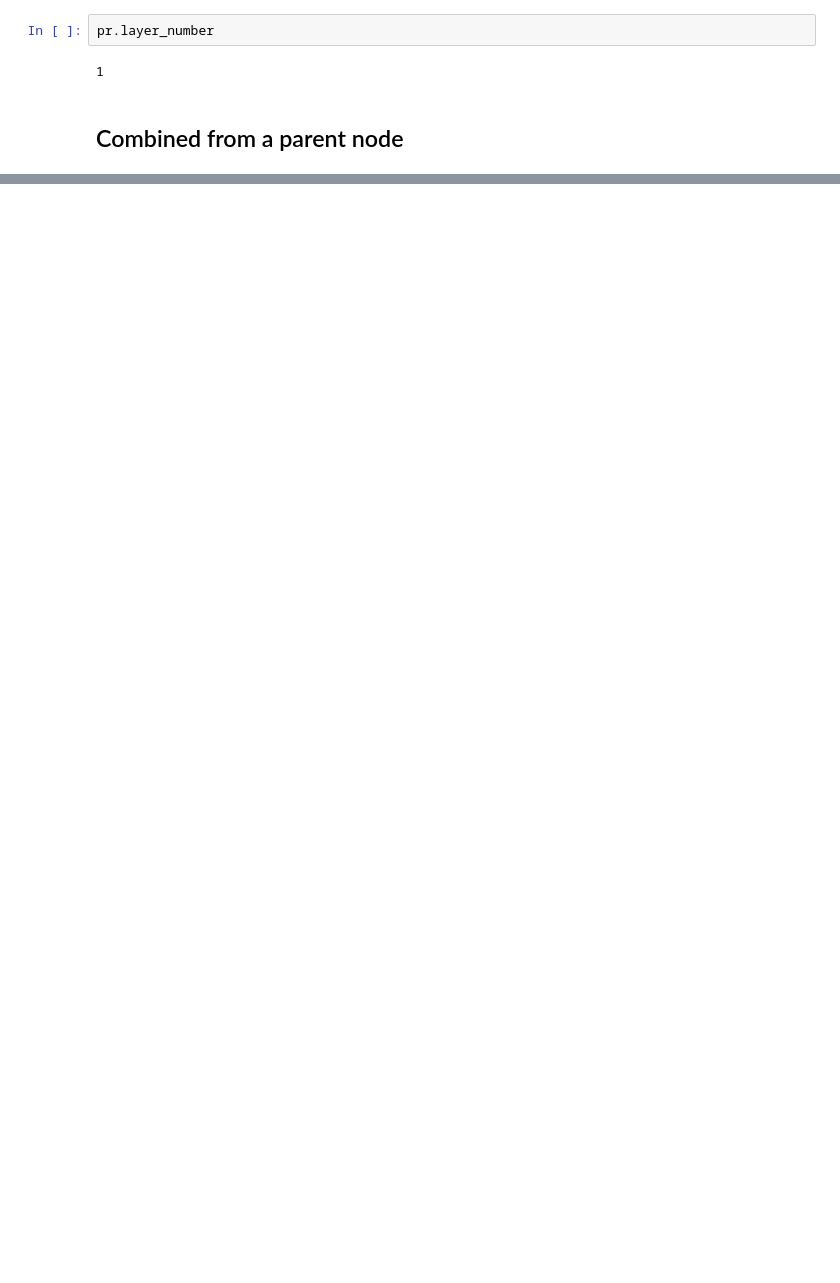
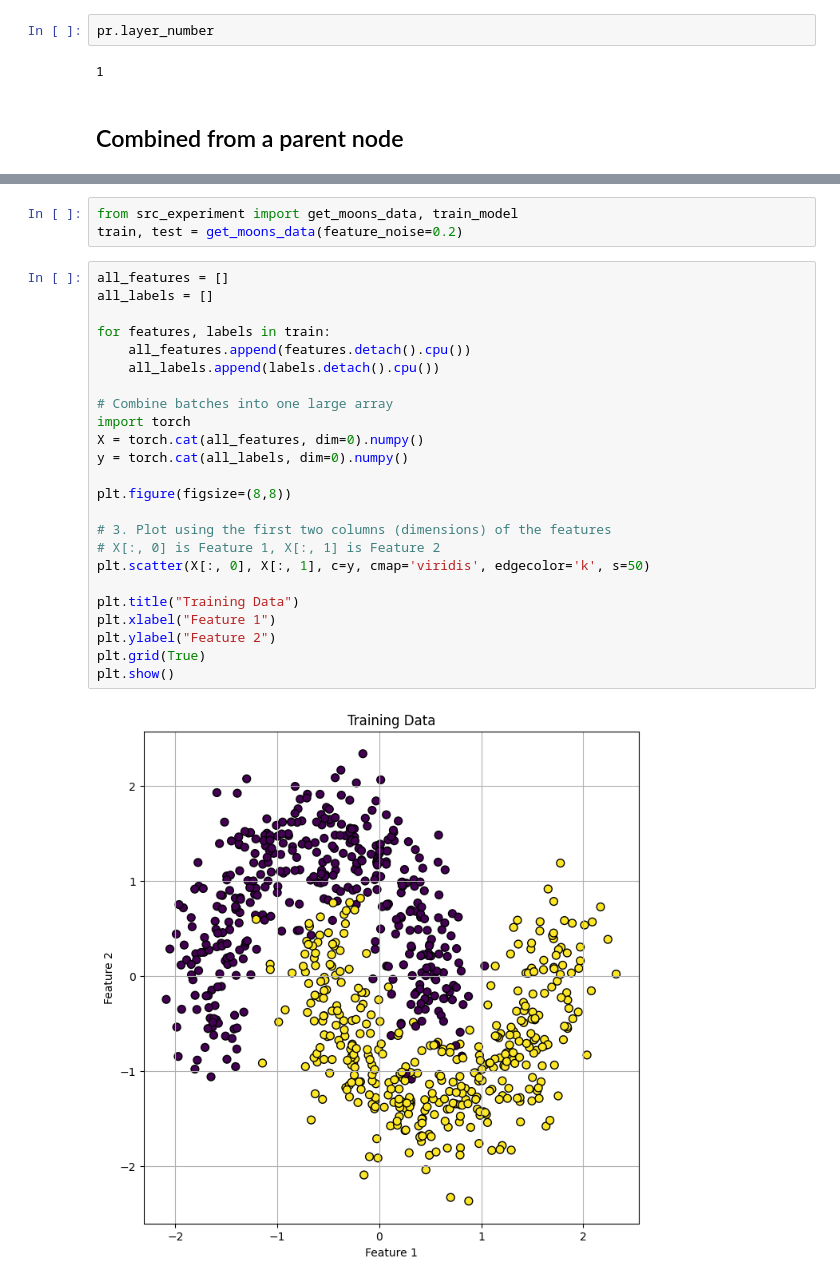
Before and after one commit to Johanmkr/WP1-Polyhedra, a Jupyter notebook: notebooks/new_tree.ipynb, the cells around one changed output, grey strips where cells are left out. Drawn from its saved outputs; the diff is of its cells as text; blank space fills up the shorter version.

```diff
--- a/notebooks/new_tree.ipynb
+++ b/notebooks/new_tree.ipynb
@@ -1005,0 +1382,29 @@ for p in polygons:
+# %%
+from src_experiment import get_moons_data, train_model
+train, test = get_moons_data(feature_noise=0.2)
+# %%
+all_features = []
+all_labels = []
+
+for features, labels in train:
+    all_features.append(features.detach().cpu())
+    all_labels.append(labels.detach().cpu())
+
+# Combine batches into one large array
+import torch
+X = torch.cat(all_features, dim=0).numpy()
+y = torch.cat(all_labels, dim=0).numpy()
+
+plt.figure(figsize=(8,8))
+
+# 3. Plot using the first two columns (dimensions) of the features
+# X[:, 0] is Feature 1, X[:, 1] is Feature 2
+plt.scatter(X[:, 0], X[:, 1], c=y, cmap='viridis', edgecolor='k', s=50)
+
+plt.title("Training Data")
+plt.xlabel("Feature 1")
+plt.ylabel("Feature 2")
+plt.grid(True)
+plt.show()
+# %% [output]
+[figure, added]
```
Also changed, not shown: parts of 42 cells of this notebook.
